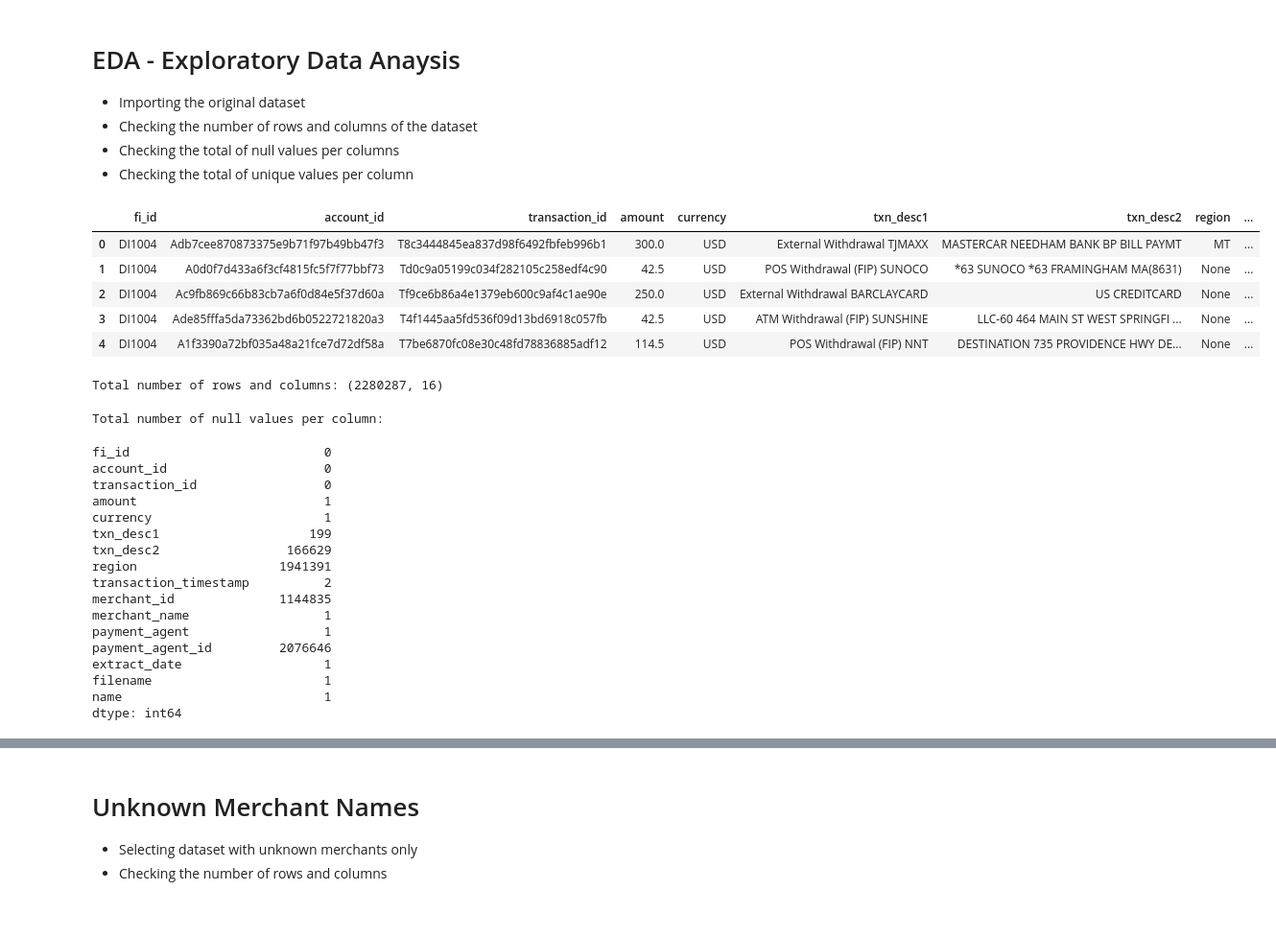
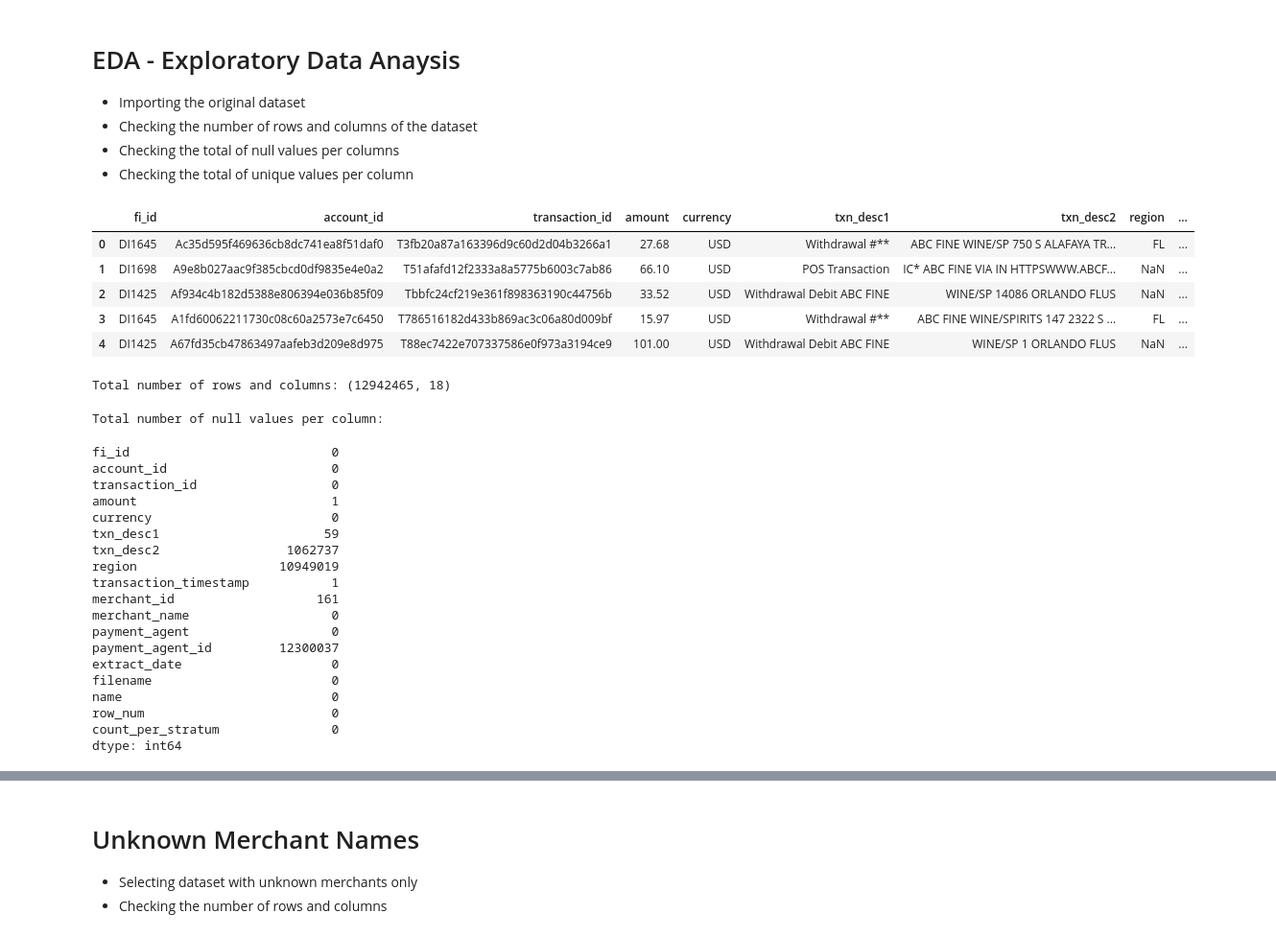
Before and after one commit to OMachachane/merchant_tagging, a Jupyter notebook: EDA.ipynb, the cells around one changed output, grey strips where cells are left out. Shown at 96% size. Saved outputs shown, nothing was run; the diff lists cells and outputs as text; code cells hidden in the pictures.

```diff
--- a/EDA.ipynb
+++ b/EDA.ipynb
@@ -39,42 +39,45 @@ import re
 - Checking the total of null values per columns
 - Checking the total of unique values per column
 # %%
-df = pd.read_parquet('C:/Users/Olimpio.Dasilva/Desktop/MACHINE LEARNING/DATA/reporting_ncr_all_transactions_202302131044.parquet')
+#df = pd.read_parquet('C:/Users/Olimpio.Dasilva/Desktop/MACHINE LEARNING/DATA/reporting_ncr_all_transactions_202302131044.parquet')
+df = pd.read_csv('C:/Users/Olimpio.Dasilva/Desktop/novaaaa/last/New folder/aaa/reporting_ncr_all_transactions_202303071208.csv')
 pd.set_option('display.max_colwidth', None)
 df.head(5)
 # %% [output]
 |  | fi_id | account_id | transaction_id | amount | currency | txn_desc1 | txn_desc2 | region | ... |
-| 0 | DI1004 | Adb7cee870873375e9b71f97b49bb47f3 | T8c3444845ea837d98f6492fbfeb996b1 | 300.0 | USD | External Withdrawal TJMAXX | MASTERCAR NEEDHAM BANK BP BILL PAYMT | MT | ... |
-| 1 | DI1004 | A0d0f7d433a6f3cf4815fc5f7f77bbf73 | Td0c9a05199c034f282105c258edf4c90 | 42.5 | USD | POS Withdrawal (FIP) SUNOCO | *63 SUNOCO *63 FRAMINGHAM MA(8631) | None | ... |
-| 2 | DI1004 | Ac9fb869c66b83cb7a6f0d84e5f37d60a | Tf9ce6b86a4e1379eb600c9af4c1ae90e | 250.0 | USD | External Withdrawal BARCLAYCARD | US CREDITCARD | None | ... |
-| 3 | DI1004 | Ade85fffa5da73362bd6b0522721820a3 | T4f1445aa5fd536f09d13bd6918c057fb | 42.5 | USD | ATM Withdrawal (FIP) SUNSHINE | LLC-60 464 MAIN ST WEST SPRINGFI ... | None | ... |
-| 4 | DI1004 | A1f3390a72bf035a48a21fce7d72df58a | T7be6870fc08e30c48fd78836885adf12 | 114.5 | USD | POS Withdrawal (FIP) NNT | DESTINATION 735 PROVIDENCE HWY DE... | None | ... |
+| 0 | DI1645 | Ac35d595f469636cb8dc741ea8f51daf0 | T3fb20a87a163396d9c60d2d04b3266a1 | 27.68 | USD | Withdrawal #** | ABC FINE WINE/SP 750 S ALAFAYA TR... | FL | ... |
+| 1 | DI1698 | A9e8b027aac9f385cbcd0df9835e4e0a2 | T51afafd12f2333a8a5775b6003c7ab86 | 66.10 | USD | POS Transaction | IC* ABC FINE VIA IN HTTPSWWW.ABCF... | NaN | ... |
+| 2 | DI1425 | Af934c4b182d5388e806394e036b85f09 | Tbbfc24cf219e361f898363190c44756b | 33.52 | USD | Withdrawal Debit ABC FINE | WINE/SP 14086 ORLANDO FLUS | NaN | ... |
+| 3 | DI1645 | A1fd60062211730c08c60a2573e7c6450 | T786516182d433b869ac3c06a80d009bf | 15.97 | USD | Withdrawal #** | ABC FINE WINE/SPIRITS 147 2322 S ... | FL | ... |
+| 4 | DI1425 | A67fd35cb47863497aafeb3d209e8d975 | T88ec7422e707337586e0f973a3194ce9 | 101.00 | USD | Withdrawal Debit ABC FINE | WINE/SP 1 ORLANDO FLUS | NaN | ... |
 # %%
 print('Total number of rows and columns:', df.shape)
 # %% [output]
-Total number of rows and columns: (2280287, 16)
+Total number of rows and columns: (12942465, 18)
 # %%
 print('Total number of null values per column:')
 df.isnull().sum()
 #df.dropna(inplace=True)
 # %% [output]
 Total number of null values per column:
-fi_id                          0
-account_id                     0
-transaction_id                 0
-amount                         1
-currency                       1
-txn_desc1                    199
-txn_desc2                 166629
-region                   1941391
-transaction_timestamp          2
-merchant_id              1144835
-merchant_name                  1
-payment_agent                  1
-payment_agent_id         2076646
-extract_date                   1
-filename                       1
-name                           1
+fi_id                           0
+account_id                      0
+transaction_id                  0
+amount                          1
+currency                        0
+txn_desc1                      59
+txn_desc2                 1062737
+region                   10949019
+transaction_timestamp           1
+merchant_id                   161
+merchant_name                   0
+payment_agent                   0
+payment_agent_id         12300037
+extract_date                    0
+filename                        0
+name                            0
+row_num                         0
+count_per_stratum               0
 dtype: int64
 # %%
 print('Total number of unique values per column:')
```
Also changed, not shown: parts of 33 cells of this notebook.
